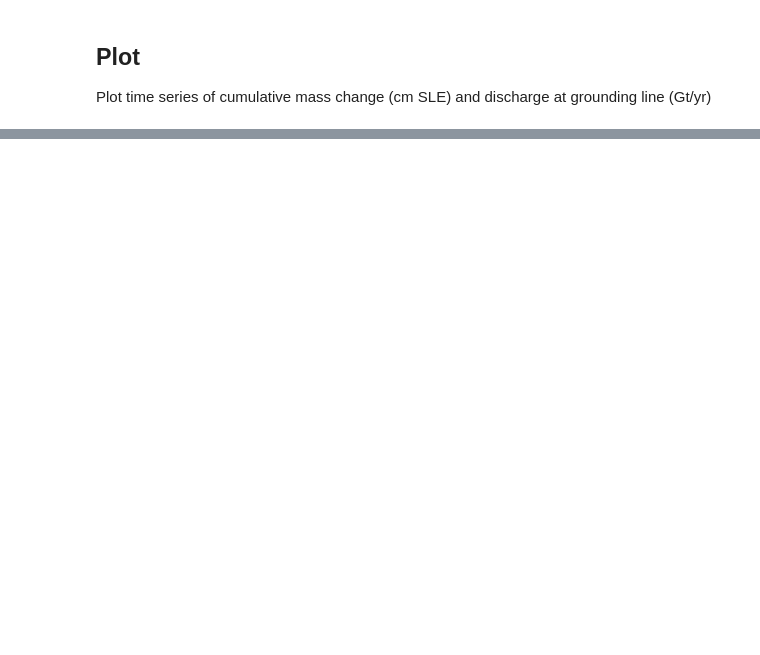
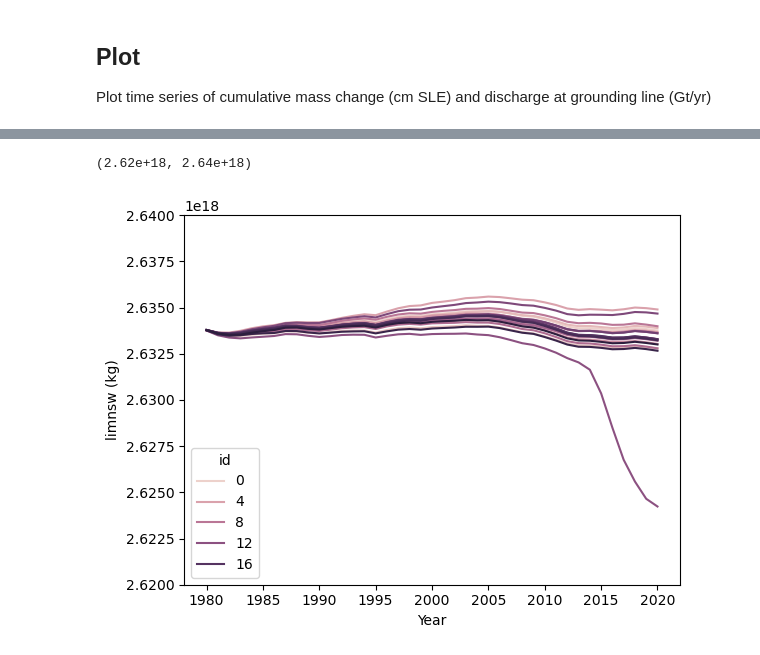
Before and after one commit to pism/pism-ragis, a Jupyter notebook: notebooks/ragis_scalar.ipynb, the cells around one changed output, grey strips where cells are left out. Saved outputs shown, nothing was run; the diff lists cells and outputs as text; code cells hidden in the pictures; blank space fills up the shorter version.

```diff
--- a/notebooks/ragis_scalar.ipynb
+++ b/notebooks/ragis_scalar.ipynb
@@ -189,0 +105,6 @@ def resample_ensemble_by_data(
+# %%
+lp = sns.lineplot(data=df.reset_index(), x="Year", y="limnsw (kg)", hue="id", ci=90)
+lp.set_ylim(2.62e18, 2.64e18)
+# %% [output]
+(2.62e+18, 2.64e+18)
+[figure, added]
```
Also changed, not shown: parts of 19 cells of this notebook, 1 other file.
